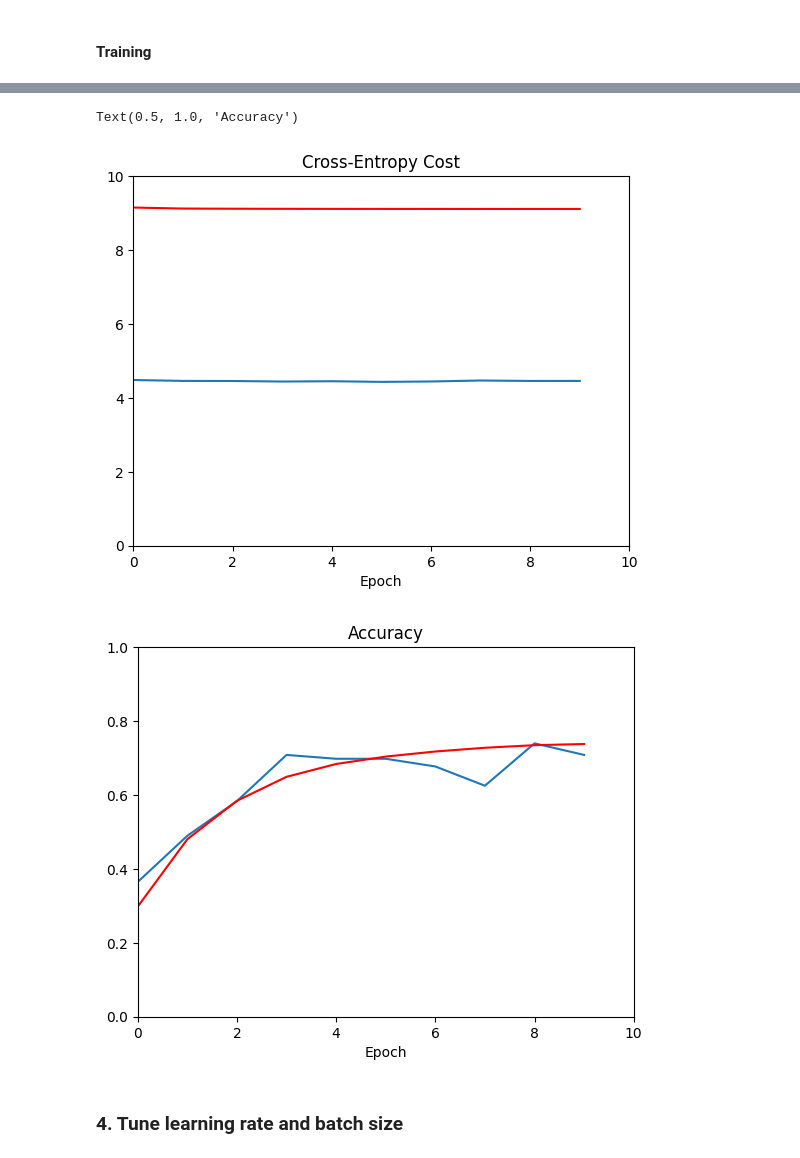
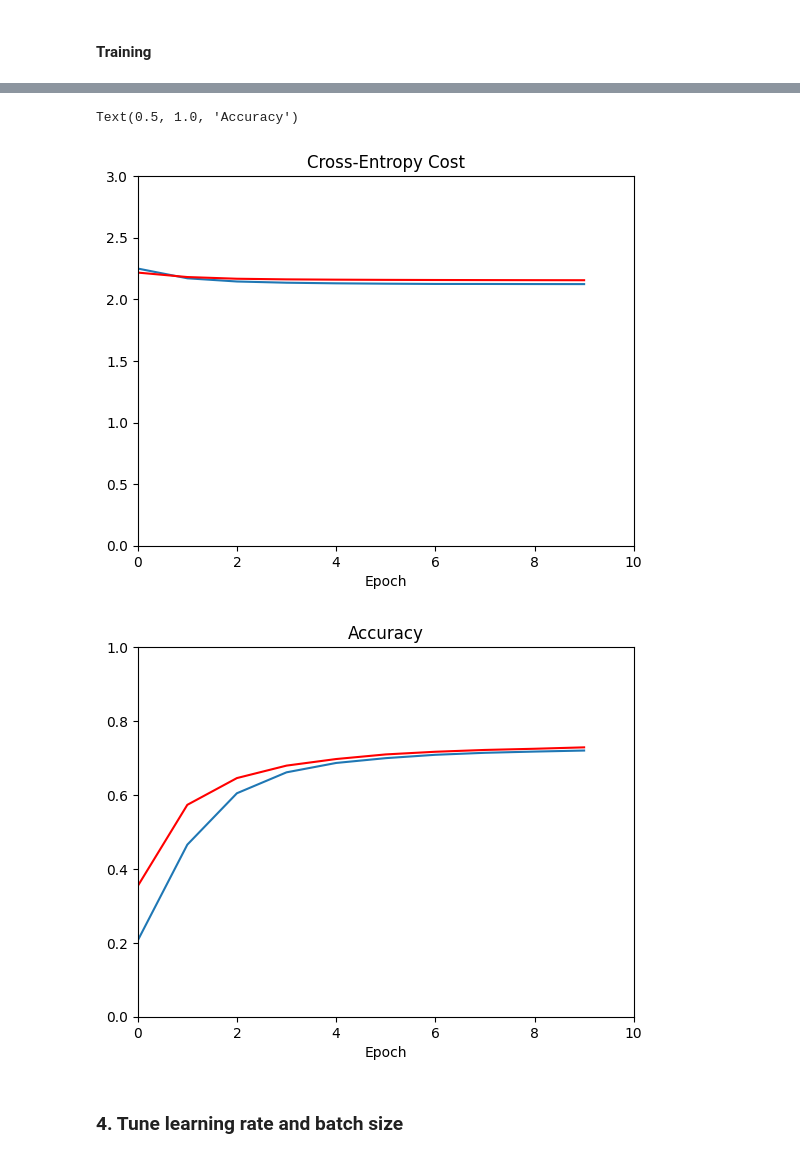
Before and after one commit to ayomeer/DeLearn, a Jupyter notebook: DL-PW-02/jupyter/pw02_softmax_classification_stud.ipynb, the cells around one changed output, grey strips where cells are left out. Drawn from its saved outputs; the diff is of its cells as text; code cells hidden in the pictures.

```diff
--- a/DL-PW-02/jupyter/pw02_softmax_classification_stud.ipynb
+++ b/DL-PW-02/jupyter/pw02_softmax_classification_stud.ipynb
@@ -125,7 +125,7 @@ def softmax(z):
     # YOUR CODE (START)
     z_norm = (z-z.min()) / (z.max()- z.min())
     s = torch.exp(z_norm)
-    return s / torch.sum(s, dim = 0)
+    return (s.T / torch.sum(s, dim = 1)).T
     # YOUR CODE (END)
 
 def predict(x,W,b):
@@ -228,9 +228,9 @@ def metrics(X,Y,W,b):
 #### Training
 # %%
 nepochs = 10
-alpha = 0.01
+alpha = 0.02
 nclasses = 10
-nbatch = 64
+nbatch = 128
 num_batches = len(training_data)/float(nbatch)
 
 cost_hist = []
@@ -238,13 +238,14 @@ acc_hist = []
 cost_hist_test = []
 acc_hist_test = []
 
+
 # data loader
 train_dataloader = DataLoader(training_data, batch_size=nbatch, shuffle=True)
+
 
 # test data - we can load all samples for the test since it easily fits into memory
 Xtest,Ytest = next(iter(DataLoader(test_data, batch_size=10000, shuffle=True)))
 nbatches = len(train_dataloader)
-size = len(train_dataloader.dataset)
 
 # initial parameters
 W,b = torch.randn((10,28*28)), torch.zeros((1,10))
@@ -252,20 +253,25 @@ d0 = datetime.now()
 
 for epoch in range(nepochs):
     cost = 0.0
-    acc = 0
+    acc = 0.0
     for X,Y in train_dataloader:
         u = F.one_hot(Y, nclasses)
         uhat = predict(X,W,b)
         dW, db = grad_loss_ce(X, u, uhat)
         W = W - alpha*dW
         b = b - alpha*db
-        cost, acc += cost_ce(uhat, Y)
+        cost_batch, acc_batch = metrics(X,Y,W,b)
+        cost += cost_batch
+        acc  += acc_batch
 
-    cost_train = cost / nbatches
-    acc_train = acc / size
-    cost_test, acc_test = metrics(Xtest, Ytest, W, b)
+    cost /= nbatches
+    acc /= nbatches
 
-    print("Epoch %i: %f, %f, %f, %f"%(epoch, cost_train, acc_train, cost_test, acc_test))
+    pred = predict(Xtest, W, b)
+    cost_test = cost_ce(Ytest , pred)
+    acc_test = (pred.argmax(dim=1) == Ytest).type(torch.float).sum().item() / 10000
+
+    print("Epoch %i: %f, %f, %f, %f"%(epoch, cost, acc, cost_test, acc_test))
     cost_hist.append(cost)
     acc_hist.append(acc)
     cost_hist_test.append(cost_test)
@@ -278,22 +294,22 @@ KeyboardInterrupt:
 # %%
 plt.figure(1)
 plt.plot(torch.arange(nepochs), cost_hist, "-")
 plt.plot(torch.arange(nepochs), cost_hist_test, "r-")
 plt.xlabel("Epoch")
 plt.xlim(0,nepochs)
-plt.ylim(0,10)
+plt.ylim(0,3)
 plt.title("Cross-Entropy Cost")
 plt.figure(2)
 plt.plot(torch.arange(nepochs), acc_hist,"-")
 plt.plot(torch.arange(nepochs), acc_hist_test,"r-")
 plt.xlabel("Epoch")
 plt.xlim(0,nepochs)
 plt.ylim(0,1)
 plt.title("Accuracy")
 # %% [output]
 Text(0.5, 1.0, 'Accuracy')
-[figure, old version]
+[figure, new version]
-[figure, old version]
+[figure, new version]
 # %% [markdown]
 ### 4. Tune learning rate and batch size
 # %% [markdown]
```
Also changed, not shown: parts of 8 cells of this notebook, 1 other file.
